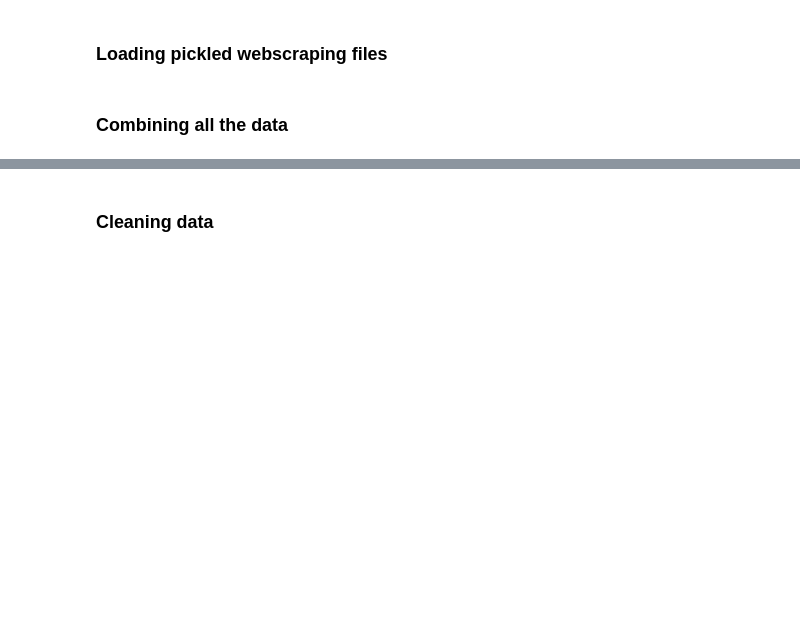
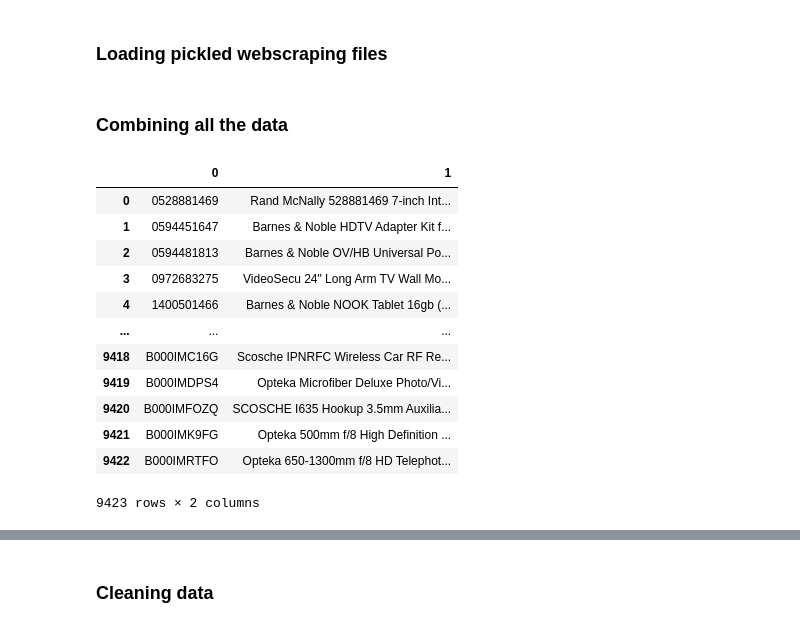
Before and after one commit to halujeff5/Amazon_electronics_recommender, a Jupyter notebook: EDA_NB.ipynb, the cells around one changed output, grey strips where cells are left out. Drawn from its saved outputs; the diff is of its cells as text; code cells hidden in the pictures; blank space fills up the shorter version.

```diff
--- a/EDA_NB.ipynb
+++ b/EDA_NB.ipynb
@@ -46,0 +62,25 @@ df.asin.unique()[0:30000]
+# %%
+#turning lists into series
+df1= pd.Series(links)
+df2=pd.Series(links1)
+df3=pd.Series(links2)
+# %%
+#getting asin from links for common merge column
+df1= pd.Series(df1[i][-10:] for i in range(len(df1)))
+stuff=pd.Series(stuff)
+frame1=pd.concat([df1,stuff],axis=1)
+frame1
+# %% [output]
+|  | 0 | 1 |
+| 0 | 0528881469 | Rand McNally 528881469 7-inch Int... |
+| 1 | 0594451647 | Barnes & Noble HDTV Adapter Kit f... |
+| 2 | 0594481813 | Barnes & Noble OV/HB Universal Po... |
+| 3 | 0972683275 | VideoSecu 24" Long Arm TV Wall Mo... |
+| 4 | 1400501466 | Barnes & Noble NOOK Tablet 16gb (... |
+| ... | ... | ... |
+| 9418 | B000IMC16G | Scosche IPNRFC Wireless Car RF Re... |
+| 9419 | B000IMDPS4 | Opteka Microfiber Deluxe Photo/Vi... |
+| 9420 | B000IMFOZQ | SCOSCHE I635 Hookup 3.5mm Auxilia... |
+| 9421 | B000IMK9FG | Opteka 500mm f/8 High Definition ... |
+| 9422 | B000IMRTFO | Opteka 650-1300mm f/8 HD Telephot... |
+9423 rows × 2 columns
```
Also changed, not shown: parts of 27 cells of this notebook, 1 other file.
